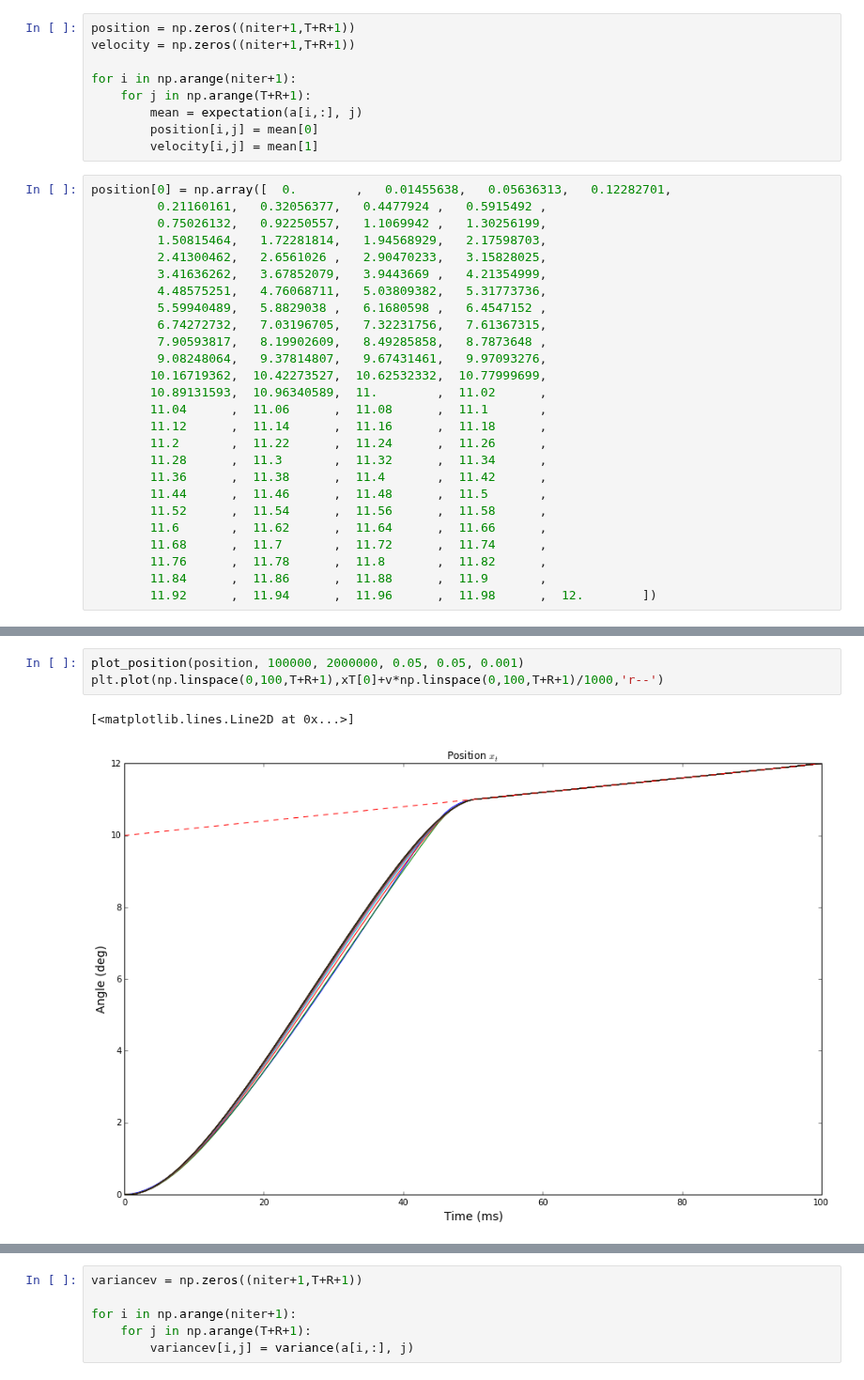
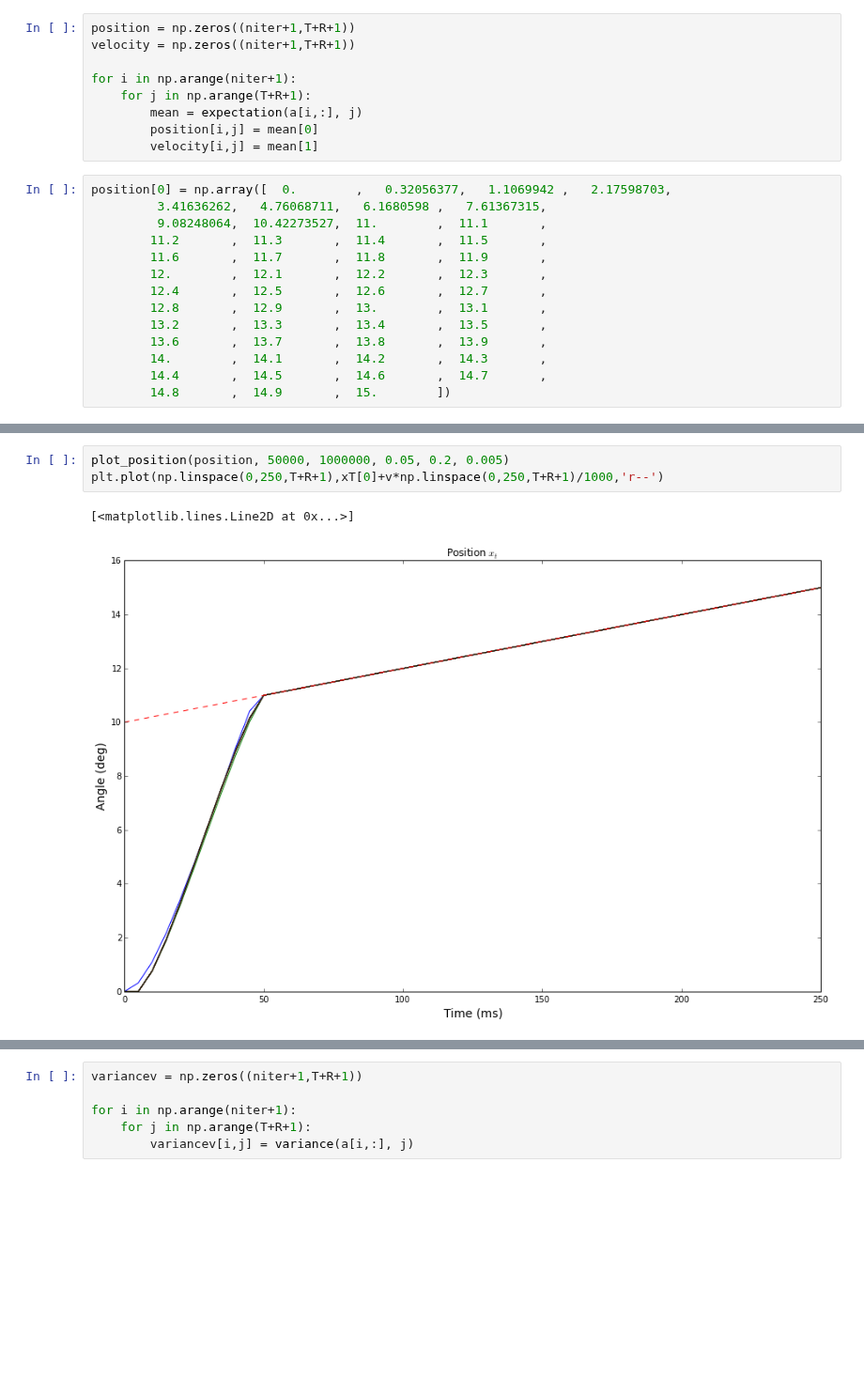
Before and after one commit to AnaideT/OptimalPrecision, a Jupyter notebook: 2017-06-13 Generalized coordinates.ipynb, the cells around one changed output, grey strips where cells are left out. Shown at 94% size. Saved outputs shown, nothing was run; the diff lists cells and outputs as text; blank space fills up the shorter version.

```diff
--- a/2017-06-13 Generalized coordinates.ipynb
+++ b/2017-06-13 Generalized coordinates.ipynb
@@ -313,30 +296,18 @@ for i in np.arange(niter+1):
         mean = expectation(a[i,:], j)
         position[i,j] = mean[0]
         velocity[i,j] = mean[1]
-# %%
-position[0] = np.array([  0.        ,   0.01455638,   0.05636313,   0.12282701,
-         0.21160161,   0.32056377,   0.4477924 ,   0.5915492 ,
-         0.75026132,   0.92250557,   1.1069942 ,   1.30256199,
-         1.50815464,   1.72281814,   1.94568929,   2.17598703,
-         2.41300462,   2.6561026 ,   2.90470233,   3.15828025,
-         3.41636262,   3.67852079,   3.9443669 ,   4.21354999,
-         4.48575251,   4.76068711,   5.03809382,   5.31773736,
-         5.59940489,   5.8829038 ,   6.1680598 ,   6.4547152 ,
-         6.74272732,   7.03196705,   7.32231756,   7.61367315,
-         7.90593817,   8.19902609,   8.49285858,   8.7873648 ,
-         9.08248064,   9.37814807,   9.67431461,   9.97093276,
-        10.16719362,  10.42273527,  10.62532332,  10.77999699,
-        10.89131593,  10.96340589,  11.        ,  11.02      ,
-        11.04      ,  11.06      ,  11.08      ,  11.1       ,
-        11.12      ,  11.14      ,  11.16      ,  11.18      ,
-        11.2       ,  11.22      ,  11.24      ,  11.26      ,
-        11.28      ,  11.3       ,  11.32      ,  11.34      ,
-        11.36      ,  11.38      ,  11.4       ,  11.42      ,
-        11.44      ,  11.46      ,  11.48      ,  11.5       ,
-        11.52      ,  11.54      ,  11.56      ,  11.58      ,
-        11.6       ,  11.62      ,  11.64      ,  11.66      ,
-        11.68      ,  11.7       ,  11.72      ,  11.74      ,
-        11.76      ,  11.78      ,  11.8       ,  11.82      ,
-        11.84      ,  11.86      ,  11.88      ,  11.9       ,
-        11.92      ,  11.94      ,  11.96      ,  11.98      ,  12.        ])
+# %%
+position[0] = np.array([  0.        ,   0.32056377,   1.1069942 ,   2.17598703,
+         3.41636262,   4.76068711,   6.1680598 ,   7.61367315,
+         9.08248064,  10.42273527,  11.        ,  11.1       ,
+        11.2       ,  11.3       ,  11.4       ,  11.5       ,
+        11.6       ,  11.7       ,  11.8       ,  11.9       ,
+        12.        ,  12.1       ,  12.2       ,  12.3       ,
+        12.4       ,  12.5       ,  12.6       ,  12.7       ,
+        12.8       ,  12.9       ,  13.        ,  13.1       ,
+        13.2       ,  13.3       ,  13.4       ,  13.5       ,
+        13.6       ,  13.7       ,  13.8       ,  13.9       ,
+        14.        ,  14.1       ,  14.2       ,  14.3       ,
+        14.4       ,  14.5       ,  14.6       ,  14.7       ,
+        14.8       ,  14.9       ,  15.        ])
 # %%
@@ -368,9 +327,9 @@ velocity[0] = np.array([   0.        ,   28.63558393,   54.54613175,   77.990964
 # %%
-plot_position(position, 100000, 2000000, 0.05, 0.05, 0.001)
-plt.plot(np.linspace(0,100,T+R+1),xT[0]+v*np.linspace(0,100,T+R+1)/1000,'r--')
+plot_position(position, 50000, 1000000, 0.05, 0.2, 0.005)
+plt.plot(np.linspace(0,250,T+R+1),xT[0]+v*np.linspace(0,250,T+R+1)/1000,'r--')
 # %% [output]
 [<matplotlib.lines.Line2D at 0x...>]
-[figure, old version]
+[figure, new version]
 # %%
 fig_width = 15
 fig, ax = plt.subplots(1, 1, figsize=(fig_width, fig_width/1.618))
```
Also changed, not shown: parts of 20 cells of this notebook, 5 other files.
